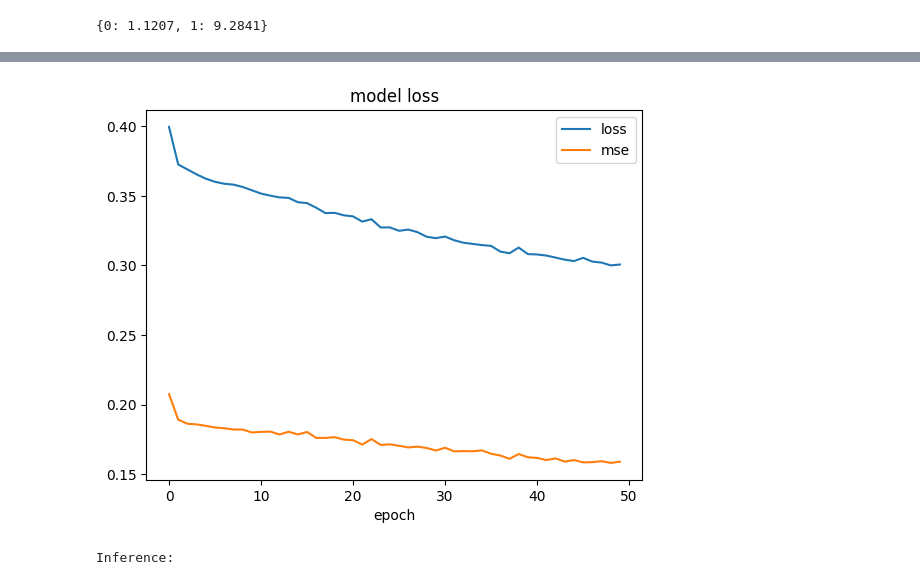
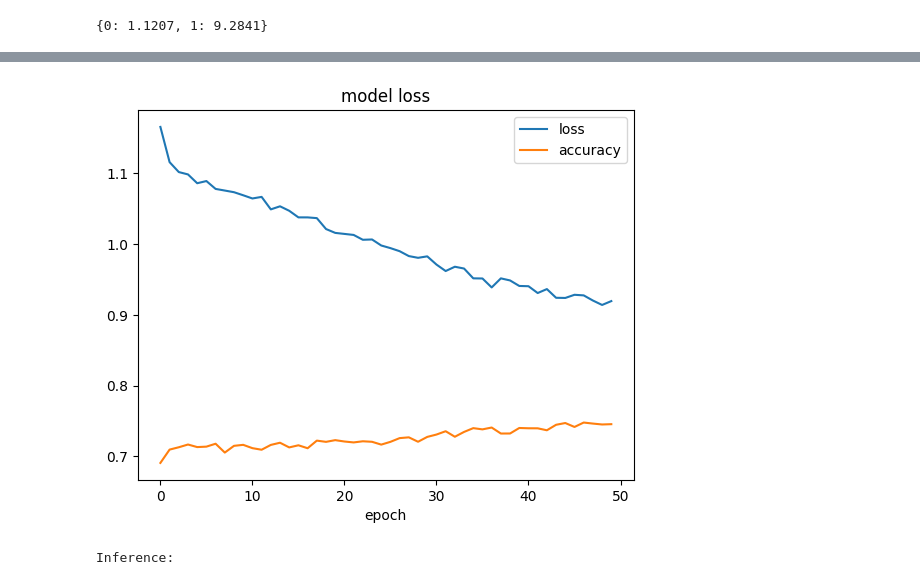
Before and after one commit to 23233408/CAPSTONE, a Jupyter notebook: Kha Huynh/ModelTraining_LSTM_T.ipynb, the cells around one changed output, grey strips where cells are left out. Cells and saved outputs as stored; diff of their text form; code cells hidden in the pictures.

```diff
--- a/Kha Huynh/ModelTraining_LSTM_T.ipynb
+++ b/Kha Huynh/ModelTraining_LSTM_T.ipynb
@@ -140,0 +409,2 @@ tf.Tensor([9233    8   32], shape=(3,), dtype=int64)
+# %%
+model.fit(Xtrain,y_train.numpy()[:,1], sample_weight=sample_weights, batch_size=32, epochs=10, callbacks=callbacks_list)
@@ -165,11 +495,11 @@ def LSTM_model():
     model.add(Dropout(d))
     model.add(Dense(25, activation='relu'))
     model.add(Dropout(0.5))
-    model.add(Dense(2, activation='sigmoid'))
+    model.add(Dense(2, activation='softmax'))
 
     return model
 
 model = LSTM_model()
 model.summary()
-model.compile(optimizer='adam', loss='mean_squared_error', metrics = ['mse'])
+model.compile(optimizer='adam', loss='categorical_crossentropy', metrics = ['accuracy'])
 # %% [output]
@@ -204,3 +536,5 @@ def get_class_weights():
 get_class_weights()
 # %% [output]
 {0: 1.1207, 1: 9.2841}
+# %%
+sample_weights = compute_sample_weights(y_train.numpy()[:,1].astype(int))
@@ -207,9 +543,9 @@ get_class_weights()
 # %%
-checkpointer = ModelCheckpoint(filepath = 'weights_best_t4.hdf5', save_best_only = True, monitor='mse', mode='min')
-early_stop = keras.callbacks.EarlyStopping(monitor = 'mse', mode = 'min', patience = 10, restore_best_weights=True)
+checkpointer = ModelCheckpoint(filepath = 'weights_best_t4.hdf5', save_best_only = True, monitor='accuracy', mode='max')
+early_stop = keras.callbacks.EarlyStopping(monitor = 'accuracy', mode = 'max', patience = 3, restore_best_weights=True)
 callbacks_list = [early_stop, checkpointer]
-m = model.fit(train_data, y_train,
-              class_weight=get_class_weights(),
-              epochs=50, batch_size=64, verbose=1,
+m = model.fit(Xtrain,y_train,
+              sample_weight=sample_weights,
+              epochs=40, batch_size=64, verbose=1, #validation_split=0.1,
                callbacks=callbacks_list)
 # %% [output]
@@ -236,14 +556,14 @@ Epoch 50/50
 # %%
 import matplotlib.pyplot as plt
 plt.plot(m.history['loss'])
-plt.plot(m.history['mse'])
+plt.plot(m.history['accuracy'])
 plt.title('model loss')
 # plt.ylabel('loss')
 plt.xlabel('epoch')
-plt.legend(['loss','mse'], loc='upper right')
+plt.legend(['loss','accuracy'], loc='upper right')
 plt.show()
 # %% [output]
-[figure, old version]
+[figure, new version]
 # %%
 print("Inference:")
 from keras.models import load_model
```
Also changed, not shown: parts of 56 cells of this notebook, 5 other files.
